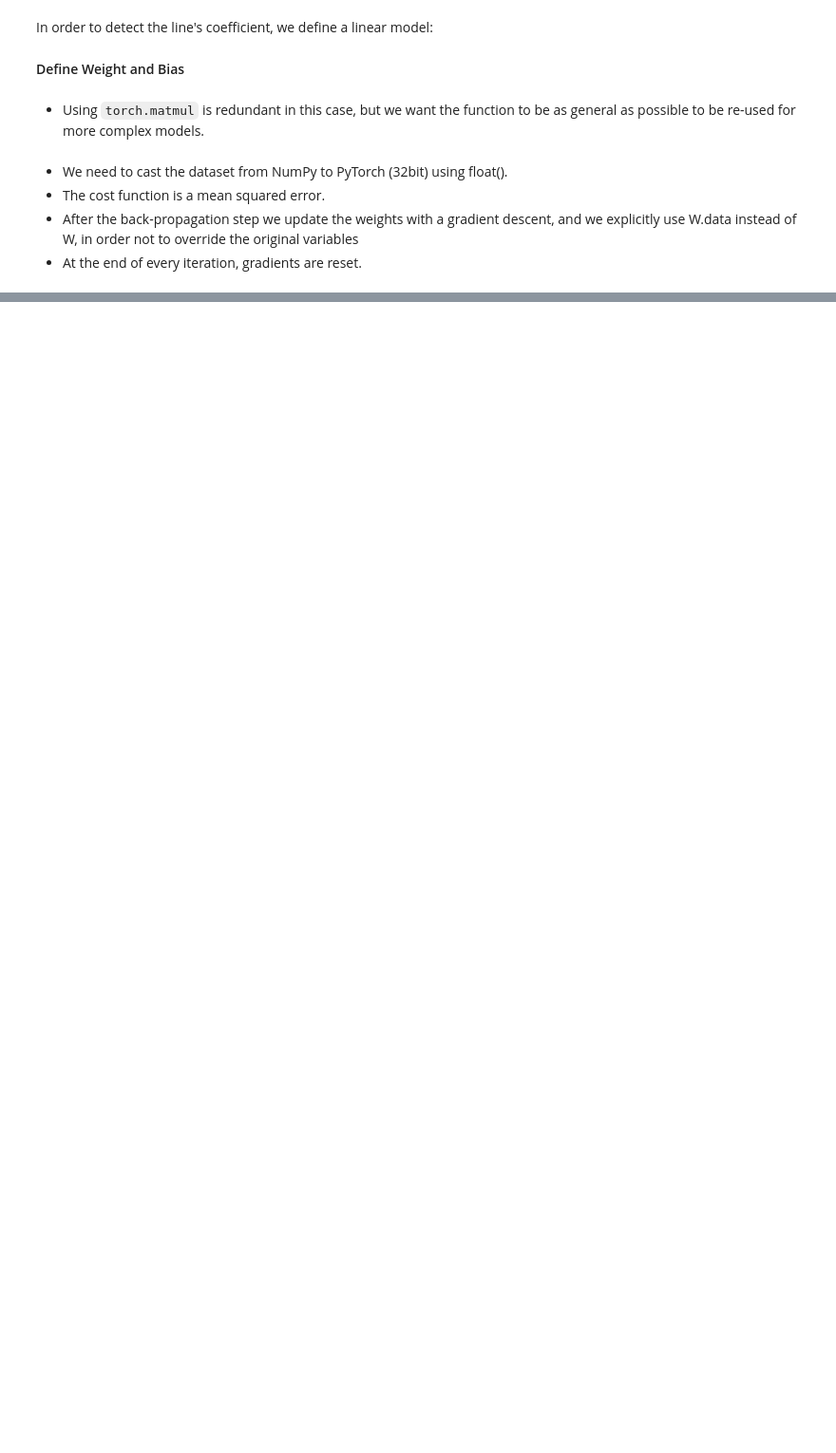
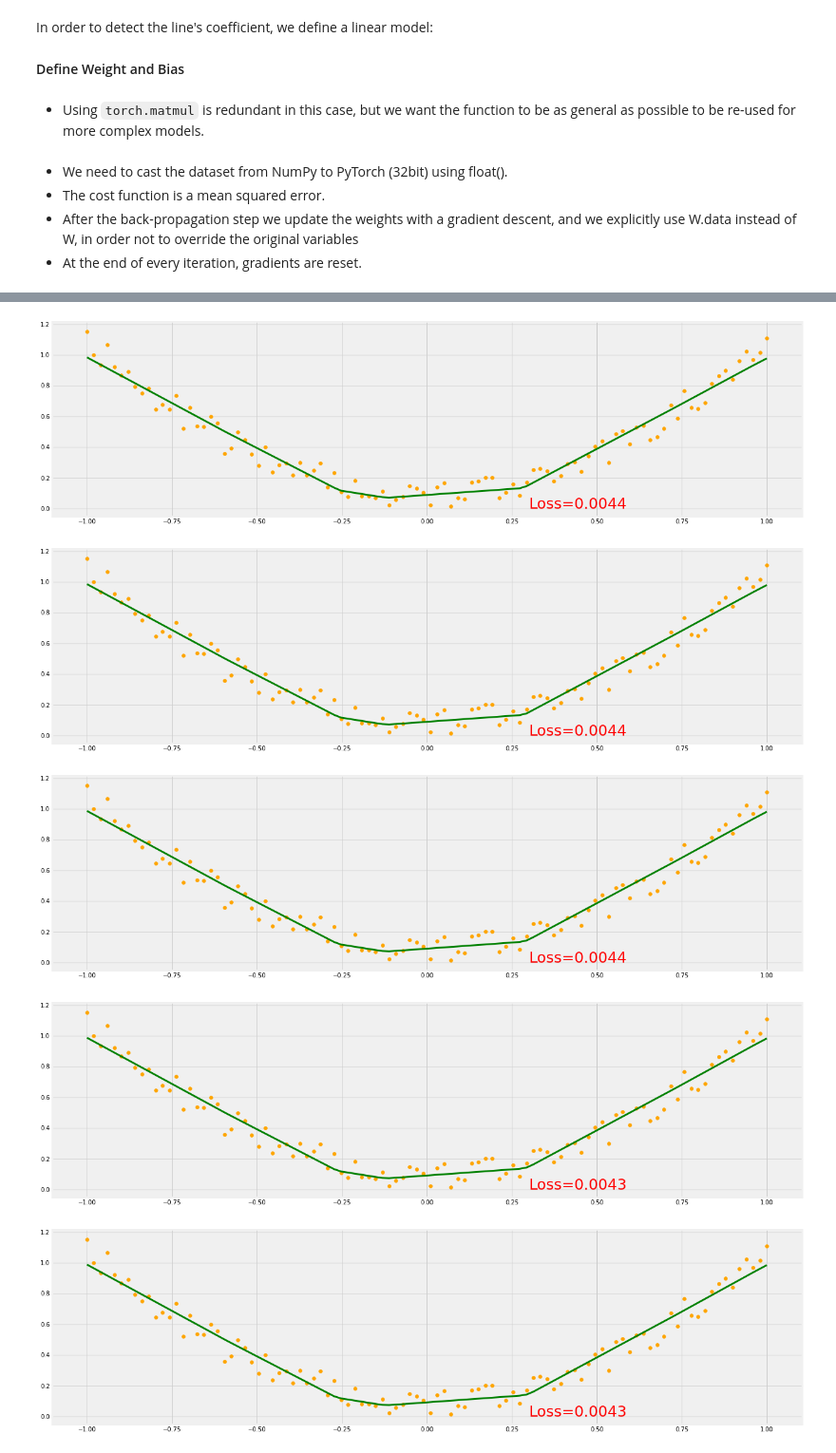
Before and after one commit to Lplenka/PyTorch-Tutorial, a Jupyter notebook: Neural Networks.ipynb, the cells around one changed output, grey strips where cells are left out. Shown at 95% size. Drawn from its saved outputs; the diff is of its cells as text; code cells hidden in the pictures; blank space fills up the shorter version.

```diff
--- a/Neural Networks.ipynb
+++ b/Neural Networks.ipynb
@@ -88,0 +117,14 @@ for epoch in range(2500):
+# %%
+class Net(torch.nn.Module):
+    def __init__(self, n_feature, n_hidden, n_output):
+        super(Net, self).__init__()
+        self.hidden = torch.nn.Linear(n_feature, n_hidden)   # hidden layer
+        self.predict = torch.nn.Linear(n_hidden, n_output)   # output layer
+
+    def forward(self, x):
+        x = F.relu(self.hidden(x))      # activation function for hidden layer
+        x = self.predict(x)             # linear output
+        return x
+# %%
+net = Net(n_feature=1, n_hidden=10, n_output=1)     # define the network
+print(net)  # net architecture
@@ -88,0 +140,27 @@ for epoch in range(2500):
+# %%
+optimizer = torch.optim.SGD(net.parameters(), lr=0.2)
+loss_func = torch.nn.MSELoss()  # this is for regression mean squared loss
+# %%
+for t in range(70):
+    prediction = net(x)     # input x and predict based on x
+
+    loss = loss_func(prediction, y)     # must be (1. nn output, 2. target)
+
+    optimizer.zero_grad()   # clear gradients for next train
+    loss.backward()         # backpropagation, compute gradients
+    optimizer.step()        # apply gradients
+    if t % 10 == 0:
+        # plot and show learning process
+        plt.figure(figsize=(20,6))
+        plt.cla()
+        plt.scatter(x.data.numpy(), y.data.numpy(), color = "orange")
+        plt.plot(x.data.numpy(), prediction.data.numpy(), 'g-', lw=3)
+        plt.text(0.3, 0, 'Loss=%.4f' % loss.data.numpy(), fontdict={'size': 25, 'color':  'red'})
+        plt.show()
+        plt.pause(0.1)
+# %% [output]
+[figure, added]
+[figure, added]
+[figure, added]
+[figure, added]
+[figure, added]
```
Also changed, not shown: parts of 23 cells of this notebook.
